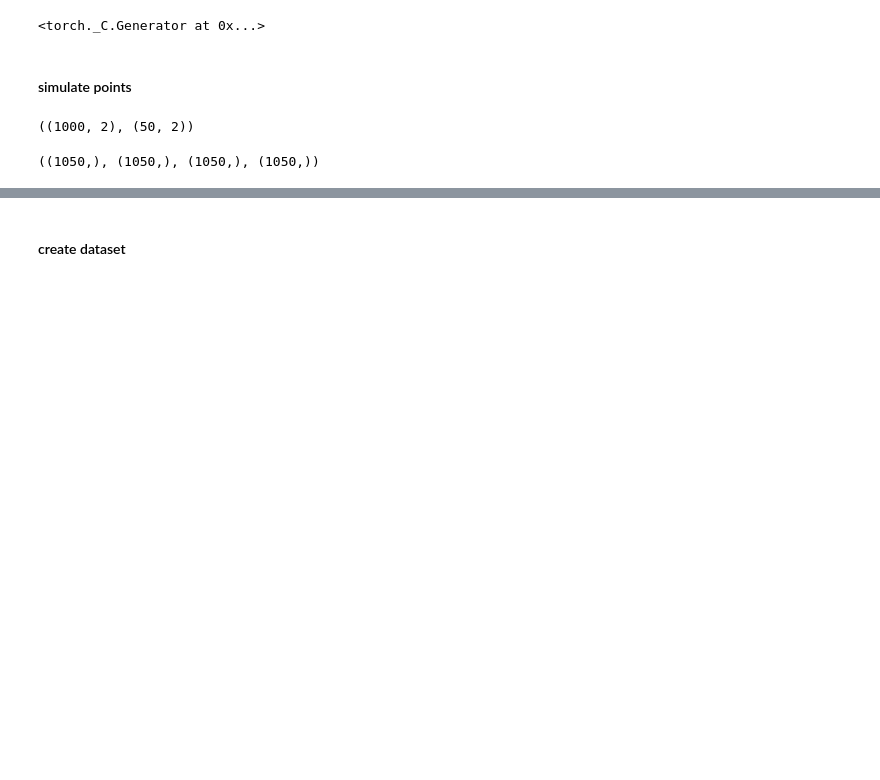
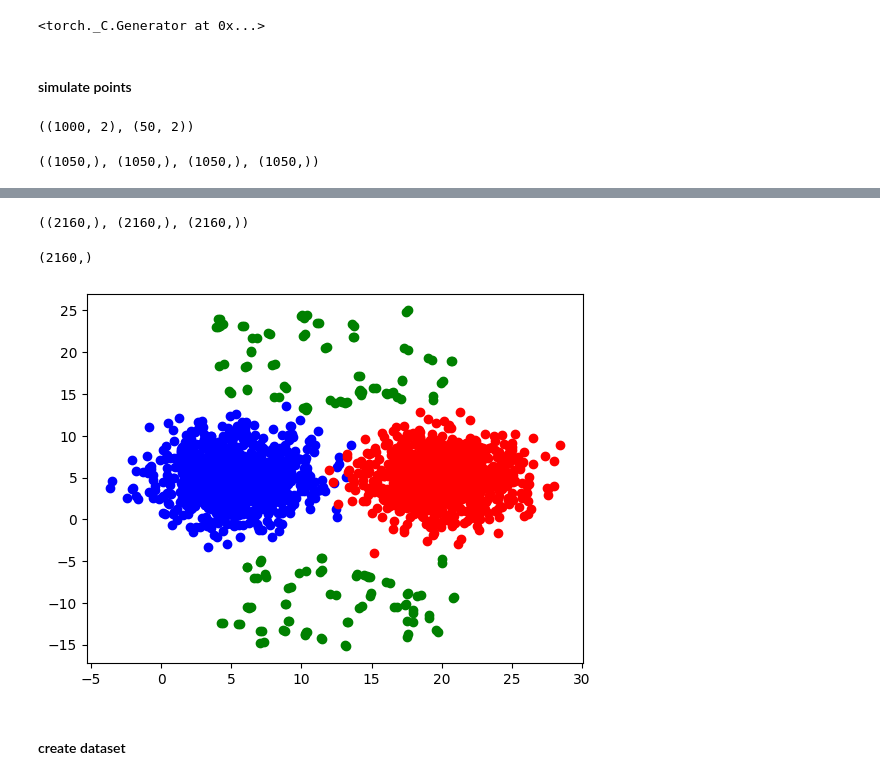
Before and after one commit to qiaoyuet/dp_viz, a Jupyter notebook: point_mass/point_mass_simulation.ipynb, the cells around one changed output, grey strips where cells are left out. Drawn from its saved outputs; the diff is of its cells as text; code cells hidden in the pictures; blank space fills up the shorter version.

```diff
--- a/point_mass/point_mass_simulation.ipynb
+++ b/point_mass/point_mass_simulation.ipynb
@@ -57,3 +113,28 @@ plt.show()
+# %%
+all_x1 = np.concatenate([x1_0, x1_1])
+all_x2 = np.concatenate([x2_0, x2_1])
+all_y = np.concatenate([np.zeros(len(x1_0)), np.ones(len(x1_1))]).astype(int)
+# %%
+outlier_indicator = np.array([0] * f_0[:, 0].shape[0] + [1] * f_0_1[np.where(tmp_label == 0)[0], 0].shape[0] + \
+                             [0] * f_1[:, 0].shape[0] + [1] * f_0_1[np.where(tmp_label == 1)[0], 0].shape[0])
+# %%
+all_x1.shape, all_x2.shape, all_y.shape
+# %% [output]
+((2160,), (2160,), (2160,))
+# %%
+outlier_indicator.shape
+# %% [output]
+(2160,)
+# %%
+plt.scatter(all_x1[np.where((all_y == 0) & (outlier_indicator == 0))[0]],
+            all_x2[np.where((all_y == 0) & (outlier_indicator == 0))[0]], color='blue')
+plt.scatter(all_x1[np.where((all_y == 1) & (outlier_indicator == 0))[0]],
+            all_x2[np.where((all_y == 1) & (outlier_indicator == 0))[0]], color='red')
+plt.scatter(all_x1[np.where(outlier_indicator == 1)[0]],
+            all_x2[np.where(outlier_indicator == 1)[0]], color='green')
+plt.show()
+# %% [output]
+[figure, added]
 # %% [markdown]
 #### create dataset
 # %%
```
Also changed, not shown: parts of 22 cells of this notebook, 3 other files.
